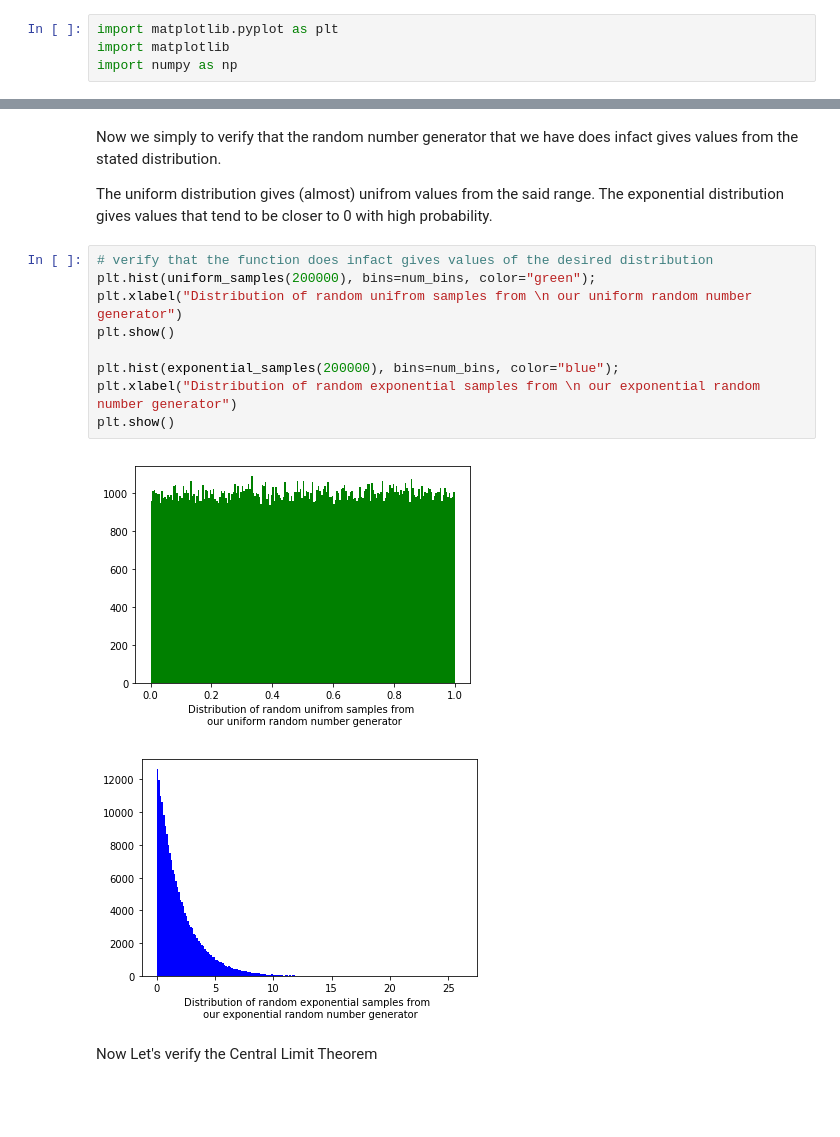
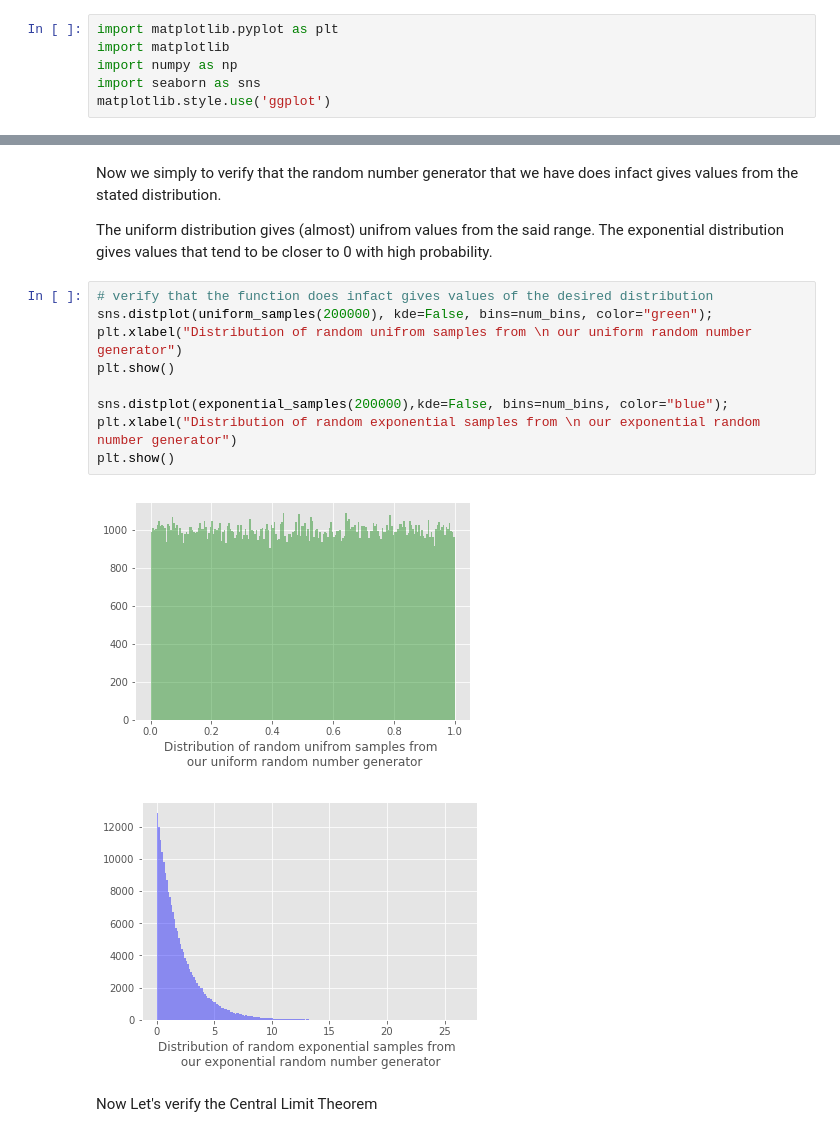
Before and after one commit to shresthaShailav/el_Viz, a Jupyter notebook: probability_theory/central_limit_theorem.ipynb, the cells around one changed output, grey strips where cells are left out. Saved outputs shown, nothing was run; the diff lists cells and outputs as text; blank space fills up the shorter version.

```diff
--- a/probability_theory/central_limit_theorem.ipynb
+++ b/probability_theory/central_limit_theorem.ipynb
@@ -2,6 +2,8 @@
 import matplotlib.pyplot as plt
 import matplotlib
 import numpy as np
+import seaborn as sns
+matplotlib.style.use('ggplot')
 # %% [markdown]
 Practically speaking, the Central limit theorm says  the following :
 
@@ -41,16 +76,16 @@ The uniform distribution gives (almost) unifrom values from the said range.
 The exponential distribution gives values that tend to be closer to 0 with high probability.
 # %%
 # verify that the function does infact gives values of the desired distribution
-plt.hist(uniform_samples(200000), bins=num_bins, color="green");
+sns.distplot(uniform_samples(200000), kde=False, bins=num_bins, color="green");
 plt.xlabel("Distribution of random unifrom samples from \n our uniform random number generator")
 plt.show()
 
-plt.hist(exponential_samples(200000), bins=num_bins, color="blue");
+sns.distplot(exponential_samples(200000),kde=False, bins=num_bins, color="blue");
 plt.xlabel("Distribution of random exponential samples from \n our exponential random number generator")
 plt.show()
 # %% [output]
-[figure, old version]
+[figure, new version]
-[figure, old version]
+[figure, new version]
 # %% [markdown]
 Now Let's verify the Central Limit Theorem
 # %%
```
Also changed, not shown: parts of 3 cells of this notebook.
